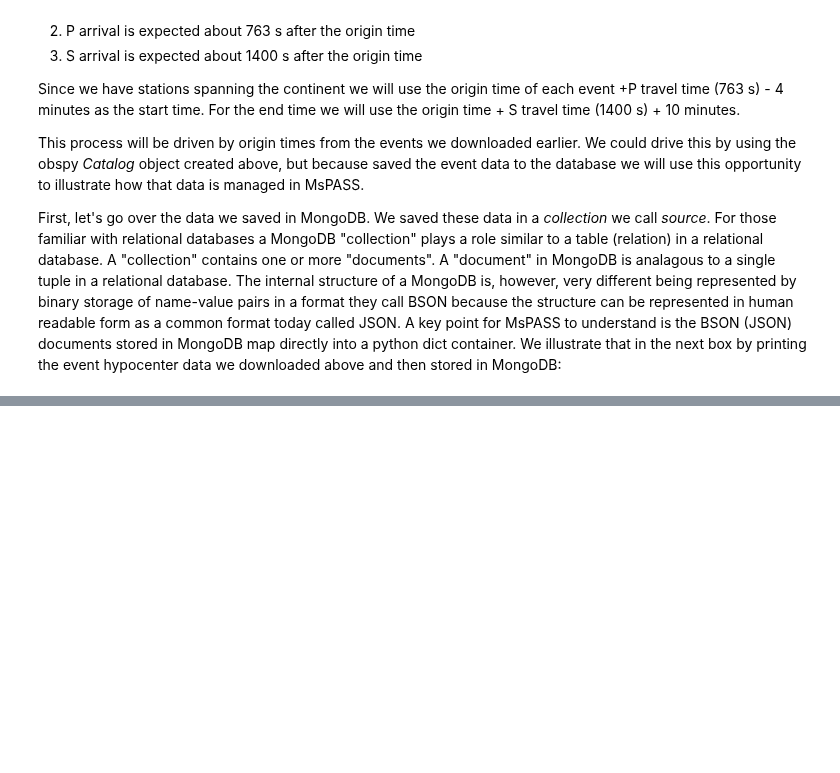
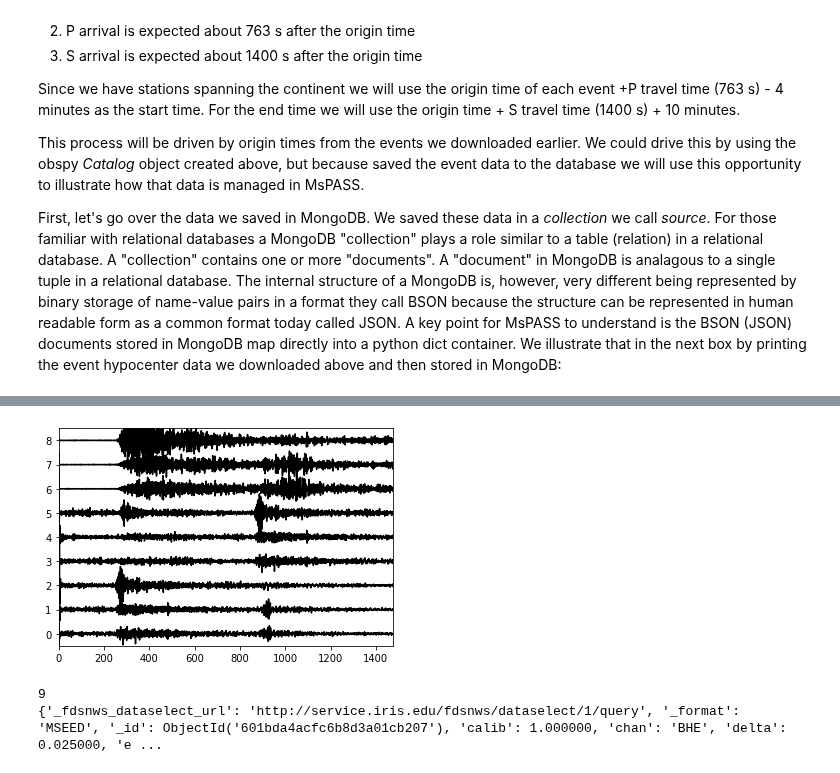
Before and after one commit to mspass-team/mspass_tutorial, a Jupyter notebook: notebooks/getting_started.ipynb, the cells around one changed output, grey strips where cells are left out. Saved outputs shown, nothing was run; the diff lists cells and outputs as text; code cells hidden in the pictures; blank space fills up the shorter version.

```diff
--- a/notebooks/getting_started.ipynb
+++ b/notebooks/getting_started.ipynb
@@ -169,0 +352,14 @@ NameError: name 'dbsource' is not defined
+# %%
+from mspasspy.algorithms.signals import filter
+filter(ensemble,'bandpass',freqmin=0.2,freqmax=2.0)
+plotter.plot(ensemble)
+# %% [output]
+[figure, added]
+# %%
+#debug cell
+print(len(enscpy.member))
+x=enscpy.member[0]
+print(x)
+# %% [output]
+9
+{'_fdsnws_dataselect_url': 'http://service.iris.edu/fdsnws/dataselect/1/query', '_format': 'MSEED', '_id': ObjectId('601bda4acfc6b8d3a01cb207'), 'calib': 1.000000, 'chan': 'BHE', 'delta': 0.025000, 'e ...
```
Also changed, not shown: parts of 28 cells of this notebook.
